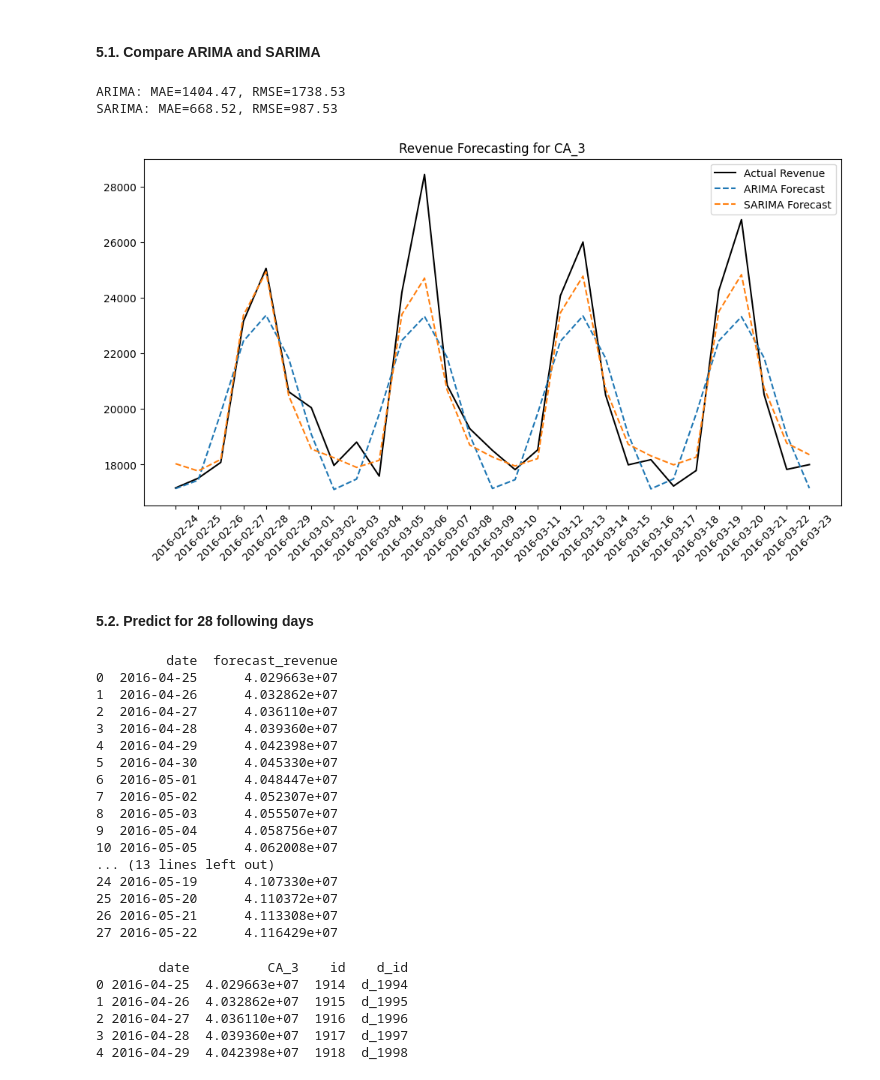
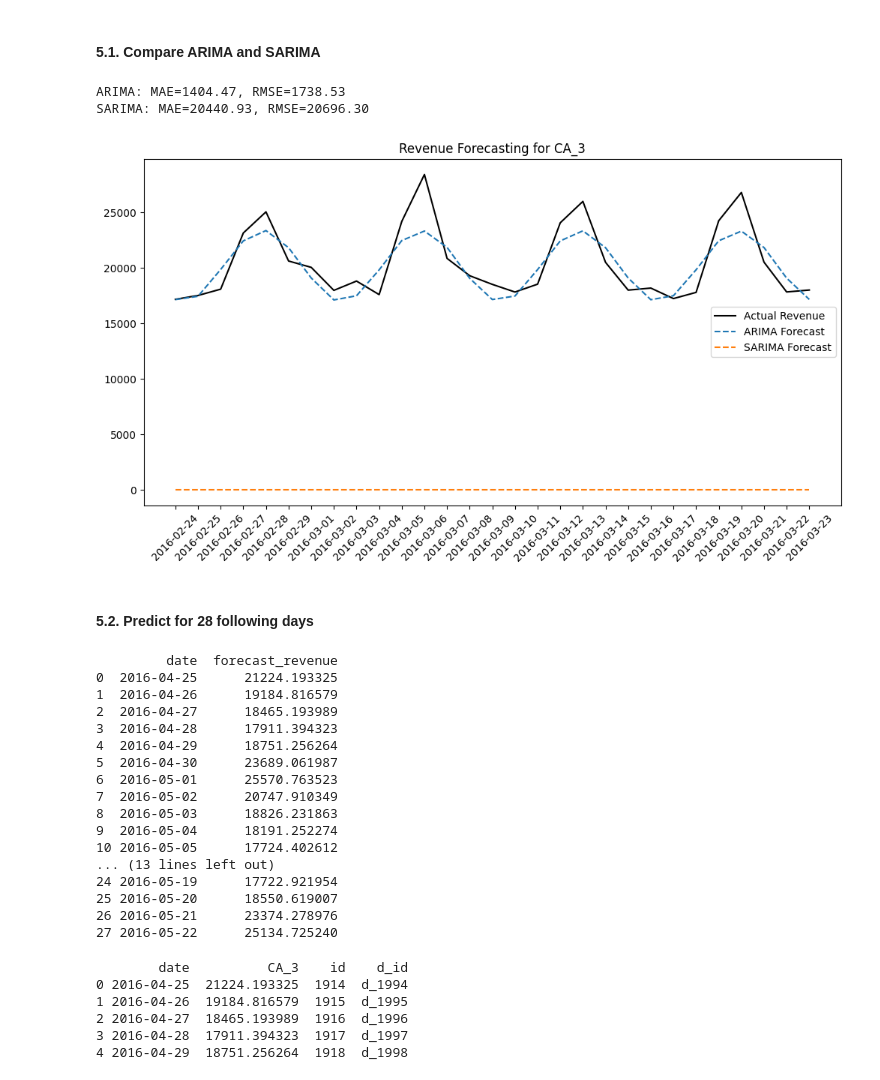
Before and after one commit to DucTrung1802/seminar_1, a Jupyter notebook: Workspace/Huong/sarima.ipynb, the cells around one changed output. Saved outputs shown, nothing was run; the diff lists cells and outputs as text; code cells hidden in the pictures.

```diff
--- a/Workspace/Huong/sarima.ipynb
+++ b/Workspace/Huong/sarima.ipynb
@@ -426,42 +426,42 @@ arima_model = ARIMA(store_train_df['revenue'], order=(3, 1, 4)).fit()
 arima_forecast = arima_model.predict(start=len(store_train_df), end=len(store_train_df) + len(store_val_df) - 1)
 
 # Huấn luyện và dự báo với SARIMA
-sarima_model = SARIMAX(store_train_df['revenue'], order=(1, 1, 2), seasonal_order=(2, 1, 1, 7)).fit()
+sarima_model = SARIMAX(store_train_df['revenue'], order=(1, 1, 2), seasonal_order=(2, 1, 2, 7)).fit()
 sarima_forecast = sarima_model.predict(start=len(store_train_df), end=len(store_train_df) + len(store_val_df) - 1)
 
 # Đánh giá mô hình
 def evaluate(y_true, y_pred):
     return {
         "MAE": mean_absolute_error(y_true, y_pred),
         "RMSE": np.sqrt(mean_squared_error(y_true, y_pred))
     }
 
 actuals = store_val_df['revenue'].values
 results = {
     "ARIMA": evaluate(actuals, arima_forecast),
     "SARIMA": evaluate(actuals, sarima_forecast)
 }
 
 # Hiển thị kết quả
 for model, scores in results.items():
     print(f"{model}: MAE={scores['MAE']:.2f}, RMSE={scores['RMSE']:.2f}")
 
 # Vẽ biểu đồ so sánh
 def plot_forecasts():
     plt.figure(figsize=(12,6))
     plt.plot(store_val_df['date'].values, actuals, label="Actual Revenue", color='black')
     plt.plot(store_val_df['date'].values, arima_forecast, label="ARIMA Forecast", linestyle='dashed')
     plt.plot(store_val_df['date'].values, sarima_forecast, label="SARIMA Forecast", linestyle='dashed')
     plt.legend()
     plt.title(f'Revenue Forecasting for {store}')
     plt.xticks(rotation=45)
     plt.show()
 
 plot_forecasts()
 # %% [output]
 ARIMA: MAE=1404.47, RMSE=1738.53
-SARIMA: MAE=668.52, RMSE=987.53
+SARIMA: MAE=20440.93, RMSE=20696.30
-[figure, old version]
+[figure, new version]
 # %% [markdown]
 #### 5.2. Predict for 28 following days
 # %%
@@ -495,22 +495,22 @@ final_forecast_df = pd.concat(forecast_results, ignore_index=True)
 print(final_forecast_df)
 # %% [output]
          date  forecast_revenue
-0  2016-04-25      4.029663e+07
-1  2016-04-26      4.032862e+07
-2  2016-04-27      4.036110e+07
-3  2016-04-28      4.039360e+07
-4  2016-04-29      4.042398e+07
-5  2016-04-30      4.045330e+07
-6  2016-05-01      4.048447e+07
-7  2016-05-02      4.052307e+07
-8  2016-05-03      4.055507e+07
-9  2016-05-04      4.058756e+07
-10 2016-05-05      4.062008e+07
+0  2016-04-25      21224.193325
+1  2016-04-26      19184.816579
+2  2016-04-27      18465.193989
+3  2016-04-28      17911.394323
+4  2016-04-29      18751.256264
+5  2016-04-30      23689.061987
+6  2016-05-01      25570.763523
+7  2016-05-02      20747.910349
+8  2016-05-03      18826.231863
+9  2016-05-04      18191.252274
+10 2016-05-05      17724.402612
 ... (13 lines left out)
-24 2016-05-19      4.107330e+07
-25 2016-05-20      4.110372e+07
-26 2016-05-21      4.113308e+07
-27 2016-05-22      4.116429e+07
+24 2016-05-19      17722.921954
+25 2016-05-20      18550.619007
+26 2016-05-21      23374.278976
+27 2016-05-22      25134.725240
 # %%
 # Thêm cột id bắt đầu từ 1914 tăng dần
 final_forecast_df["id"] = range(1914, 1914 + len(final_forecast_df))
@@ -525,10 +525,10 @@ final_forecast_df.rename(columns={"forecast_revenue": "CA_3"}, inplace=True)
 print(final_forecast_df.head())
 # %% [output]
         date          CA_3    id    d_id
-0 2016-04-25  4.029663e+07  1914  d_1994
-1 2016-04-26  4.032862e+07  1915  d_1995
-2 2016-04-27  4.036110e+07  1916  d_1996
-3 2016-04-28  4.039360e+07  1917  d_1997
-4 2016-04-29  4.042398e+07  1918  d_1998
+0 2016-04-25  21224.193325  1914  d_1994
+1 2016-04-26  19184.816579  1915  d_1995
+2 2016-04-27  18465.193989  1916  d_1996
+3 2016-04-28  17911.394323  1917  d_1997
+4 2016-04-29  18751.256264  1918  d_1998
 # %%
 final_forecast_df.to_csv(f"E:/DS2023/github-hth/seminar_1/Evaluation/Result/Huong/CA_3_SARIMA.csv", index=False)
```
Also changed, not shown: 1 other file.
